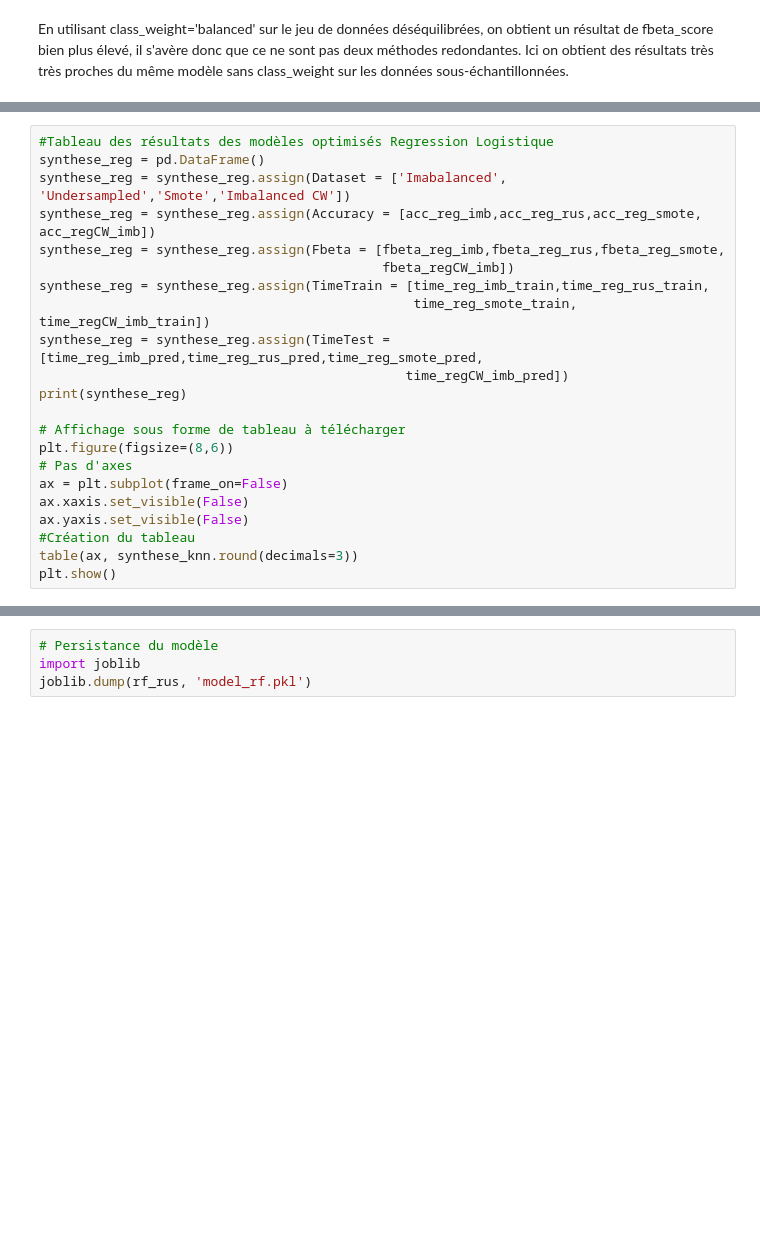
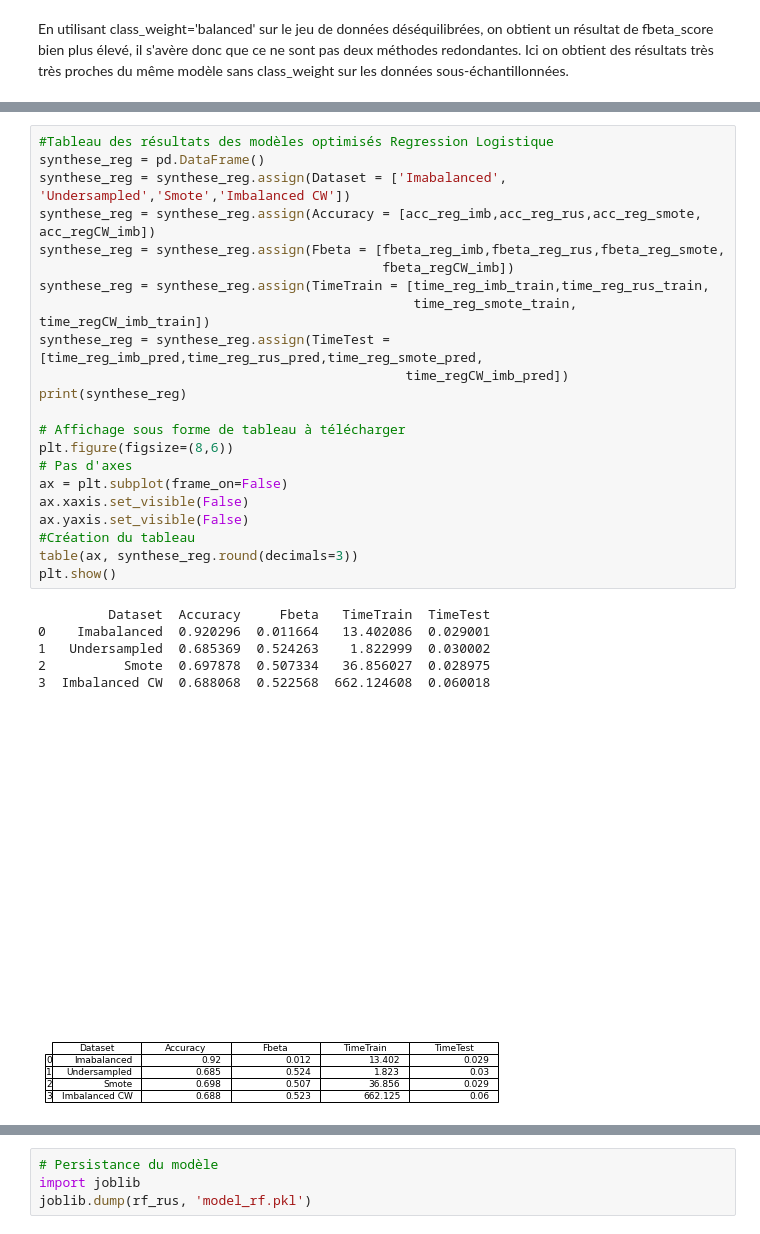
Before and after one commit to TravelAsATeam/OpenClassroomsP7, a Jupyter notebook: Model.ipynb, the cells around one changed output, grey strips where cells are left out. Saved outputs shown, nothing was run; the diff lists cells and outputs as text; blank space fills up the shorter version.

Commit message:
test fonction predict

```diff
--- a/Model.ipynb
+++ b/Model.ipynb
@@ -681,25 +962,32 @@ plt.show()
 # %%
 #Tableau des résultats des modèles optimisés Regression Logistique
 synthese_reg = pd.DataFrame()
 synthese_reg = synthese_reg.assign(Dataset = ['Imabalanced', 'Undersampled','Smote','Imbalanced CW'])
 synthese_reg = synthese_reg.assign(Accuracy = [acc_reg_imb,acc_reg_rus,acc_reg_smote, acc_regCW_imb])
 synthese_reg = synthese_reg.assign(Fbeta = [fbeta_reg_imb,fbeta_reg_rus,fbeta_reg_smote,
                                             fbeta_regCW_imb])
 synthese_reg = synthese_reg.assign(TimeTrain = [time_reg_imb_train,time_reg_rus_train,
                                                 time_reg_smote_train, time_regCW_imb_train])
 synthese_reg = synthese_reg.assign(TimeTest = [time_reg_imb_pred,time_reg_rus_pred,time_reg_smote_pred,
                                                time_regCW_imb_pred])
 print(synthese_reg)
 
 # Affichage sous forme de tableau à télécharger
 plt.figure(figsize=(8,6))
 # Pas d'axes
 ax = plt.subplot(frame_on=False)
 ax.xaxis.set_visible(False)
 ax.yaxis.set_visible(False)
 #Création du tableau
-table(ax, synthese_knn.round(decimals=3))
+table(ax, synthese_reg.round(decimals=3))
 plt.show()
+# %% [output]
+         Dataset  Accuracy     Fbeta   TimeTrain  TimeTest
+0    Imabalanced  0.920296  0.011664   13.402086  0.029001
+1   Undersampled  0.685369  0.524263    1.822999  0.030002
+2          Smote  0.697878  0.507334   36.856027  0.028975
+3  Imbalanced CW  0.688068  0.522568  662.124608  0.060018
+[figure, added]
 # %%
 #Tableau des résultats des modèles optimisés Random Forest
 synthese_rf = pd.DataFrame()
```
Also changed, not shown: parts of 20 cells of this notebook.
